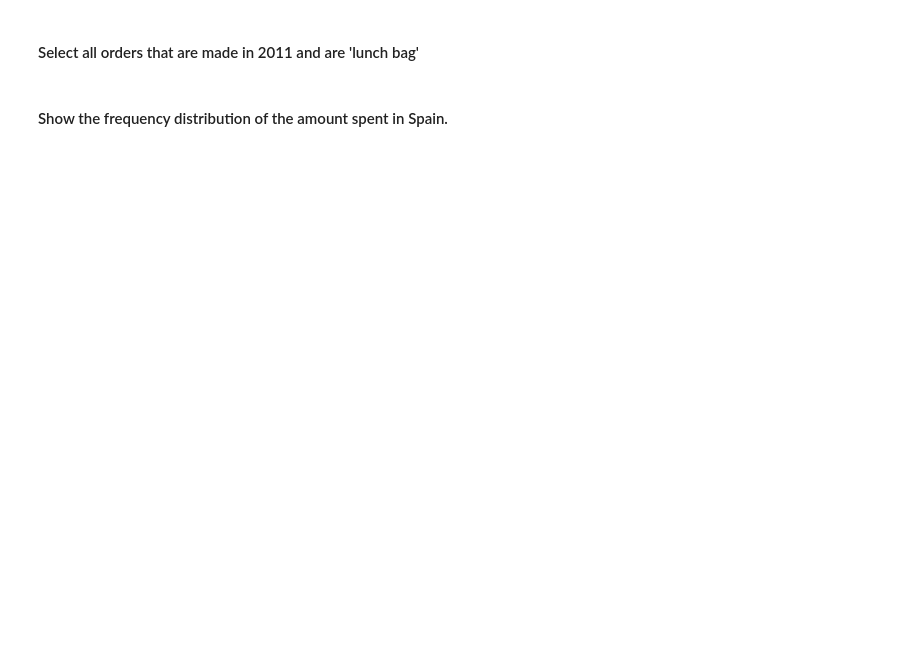
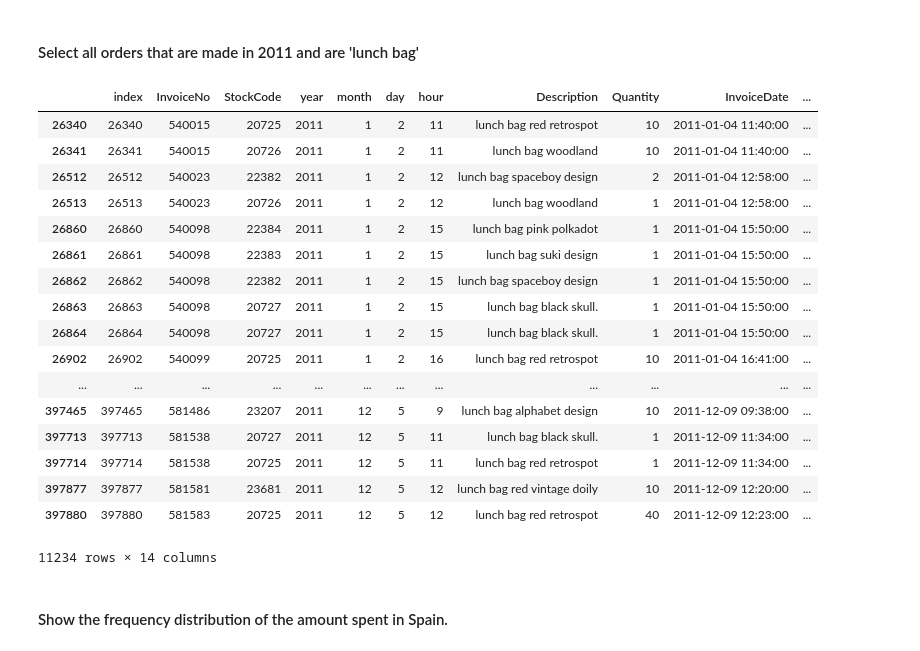
Before and after one commit to ta-data-bcn/lab-subsetting-and-descriptive-stats, a Jupyter notebook: your-code/main.ipynb, the cells around one changed output. Cells and saved outputs as stored; diff of their text form; code cells hidden in the pictures; blank space fills up the shorter version.

```diff
--- a/your-code/main.ipynb
+++ b/your-code/main.ipynb
@@ -454,3 +483,25 @@ orders[]
+# %%
+# your answer here
+orders[(orders['Description'].str.contains('lunch bag'))& (orders['year'] == 2011)]
+# %% [output]
+|  | index | InvoiceNo | StockCode | year | month | day | hour | Description | Quantity | InvoiceDate | ... |
+| 26340 | 26340 | 540015 | 20725 | 2011 | 1 | 2 | 11 | lunch bag red retrospot | 10 | 2011-01-04 11:40:00 | ... |
+| 26341 | 26341 | 540015 | 20726 | 2011 | 1 | 2 | 11 | lunch bag woodland | 10 | 2011-01-04 11:40:00 | ... |
+| 26512 | 26512 | 540023 | 22382 | 2011 | 1 | 2 | 12 | lunch bag spaceboy design | 2 | 2011-01-04 12:58:00 | ... |
+| 26513 | 26513 | 540023 | 20726 | 2011 | 1 | 2 | 12 | lunch bag woodland | 1 | 2011-01-04 12:58:00 | ... |
+| 26860 | 26860 | 540098 | 22384 | 2011 | 1 | 2 | 15 | lunch bag pink polkadot | 1 | 2011-01-04 15:50:00 | ... |
+| 26861 | 26861 | 540098 | 22383 | 2011 | 1 | 2 | 15 | lunch bag suki design | 1 | 2011-01-04 15:50:00 | ... |
+| 26862 | 26862 | 540098 | 22382 | 2011 | 1 | 2 | 15 | lunch bag spaceboy design | 1 | 2011-01-04 15:50:00 | ... |
+| 26863 | 26863 | 540098 | 20727 | 2011 | 1 | 2 | 15 | lunch bag black skull. | 1 | 2011-01-04 15:50:00 | ... |
+| 26864 | 26864 | 540098 | 20727 | 2011 | 1 | 2 | 15 | lunch bag black skull. | 1 | 2011-01-04 15:50:00 | ... |
+| 26902 | 26902 | 540099 | 20725 | 2011 | 1 | 2 | 16 | lunch bag red retrospot | 10 | 2011-01-04 16:41:00 | ... |
+| ... | ... | ... | ... | ... | ... | ... | ... | ... | ... | ... | ... |
+| 397465 | 397465 | 581486 | 23207 | 2011 | 12 | 5 | 9 | lunch bag alphabet design | 10 | 2011-12-09 09:38:00 | ... |
+| 397713 | 397713 | 581538 | 20727 | 2011 | 12 | 5 | 11 | lunch bag black skull. | 1 | 2011-12-09 11:34:00 | ... |
+| 397714 | 397714 | 581538 | 20725 | 2011 | 12 | 5 | 11 | lunch bag red retrospot | 1 | 2011-12-09 11:34:00 | ... |
+| 397877 | 397877 | 581581 | 23681 | 2011 | 12 | 5 | 12 | lunch bag red vintage doily | 10 | 2011-12-09 12:20:00 | ... |
+| 397880 | 397880 | 581583 | 20725 | 2011 | 12 | 5 | 12 | lunch bag red retrospot | 40 | 2011-12-09 12:23:00 | ... |
+11234 rows × 14 columns
 # %% [markdown]
 #### Show the frequency distribution of the amount spent in Spain.
 # %%
```
Also changed, not shown: parts of 10 cells of this notebook.
